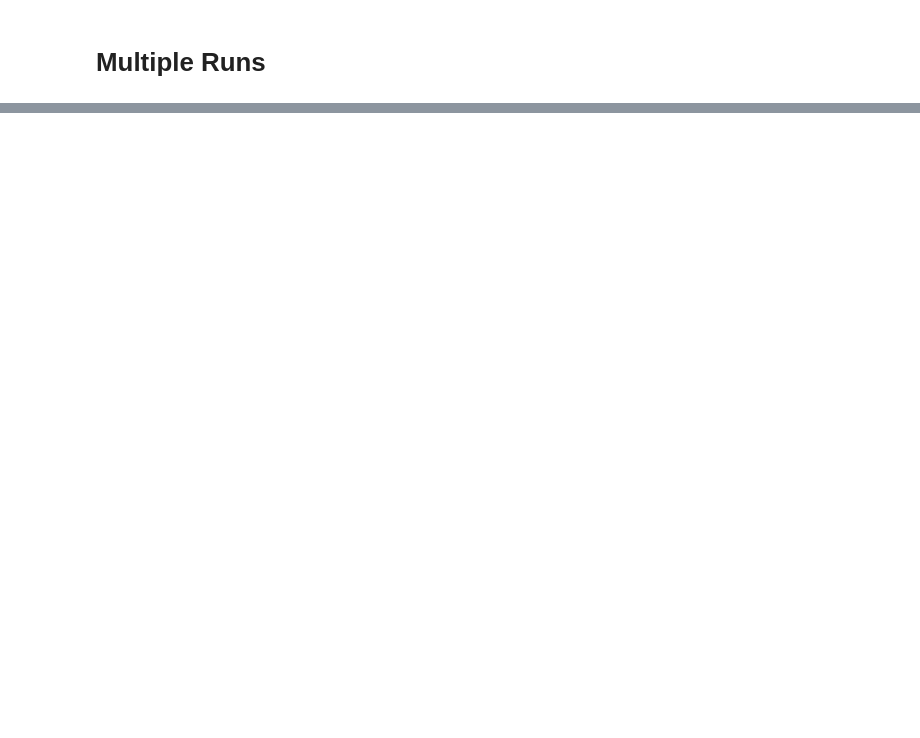
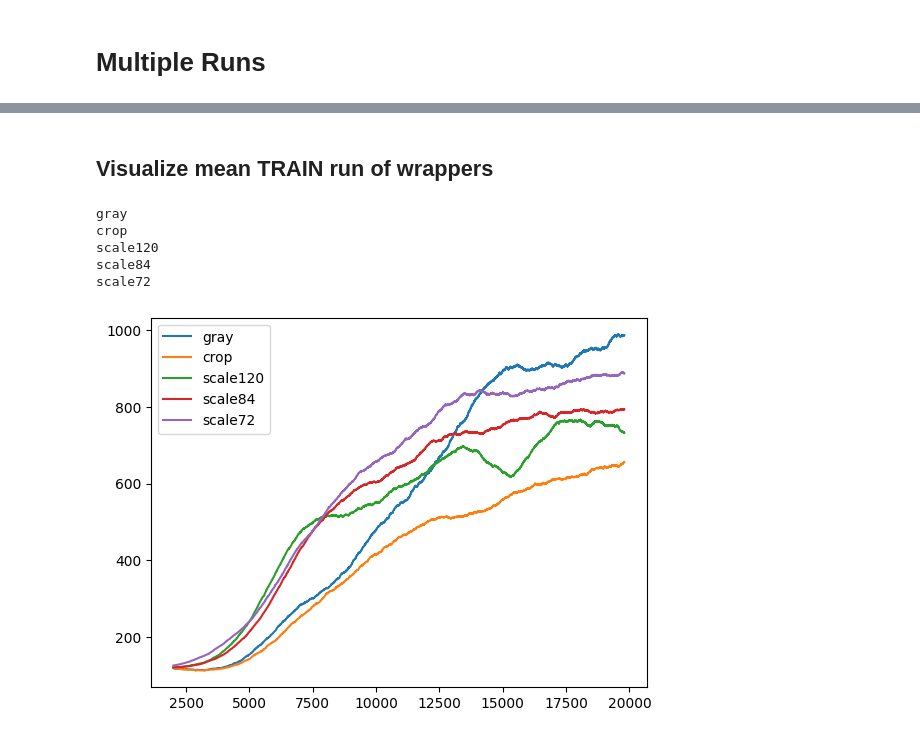
Before and after one commit to philipwastakenwastaken/02456_project, a Jupyter notebook: extract_data.ipynb, the cells around one changed output, grey strips where cells are left out. Drawn from its saved outputs; the diff is of its cells as text; code cells hidden in the pictures; blank space fills up the shorter version.

```diff
--- a/extract_data.ipynb
+++ b/extract_data.ipynb
@@ -54,4 +65,0 @@ runs = api.runs("philipwastaken/02456_project")
-# %%
-for run in runs:
-    conf = run.config
-    print(conf['update'])
@@ -75,0 +98,16 @@ for run in runs:
+# %%
+models_id = {
+    'gray' : [],
+    'crop' : [],
+    'scale120' : [],
+    'scale84' : [],
+    'scale72' : [],
+    #'scale60' : [],
+    #'scale48' : [],
+}
+for i, run in enumerate(runs):
+    if i in good_runs:
+        summ = run.summary
+        model = summ['model_path'][40:-38]
+        models_id[model].append(i)
+models_id
@@ -75,0 +145,6 @@ for run in runs:
+# %%
+ids = models_id['scale72']
+print(ids)
+for id in ids:
+    plt.plot(pd.Series(train[id][:20000]).rolling(4000).mean() )
+plt.show()
@@ -75,0 +153,7 @@ for run in runs:
+# %%
+ids = models_id['scale84']
+print(ids)
+for id in ids:
+    plt.plot(pd.Series(validate[id][:200]).rolling(40).mean())
+    #plt.plot(pd.Series(validate[id][:20000]).rolling(4000).mean() )
+plt.show()
@@ -75,0 +163,21 @@ for run in runs:
+# %% [markdown]
+## Visualize mean TRAIN run of wrappers
+# %%
+for model in models_id:
+    print(model)
+    arr = []
+    for id in models_id[model]:
+        arr.append(train[id][:19800])
+    mean = np.array(arr).mean(axis=0)
+    MA = pd.Series(mean).rolling(2000).mean()
+    plt.plot(MA)
+
+plt.legend(models_id.keys())
+plt.show()
+# %% [output]
+gray
+crop
+scale120
+scale84
+scale72
+[figure, added]
```
Also changed, not shown: parts of 16 cells of this notebook, 3 other files.
